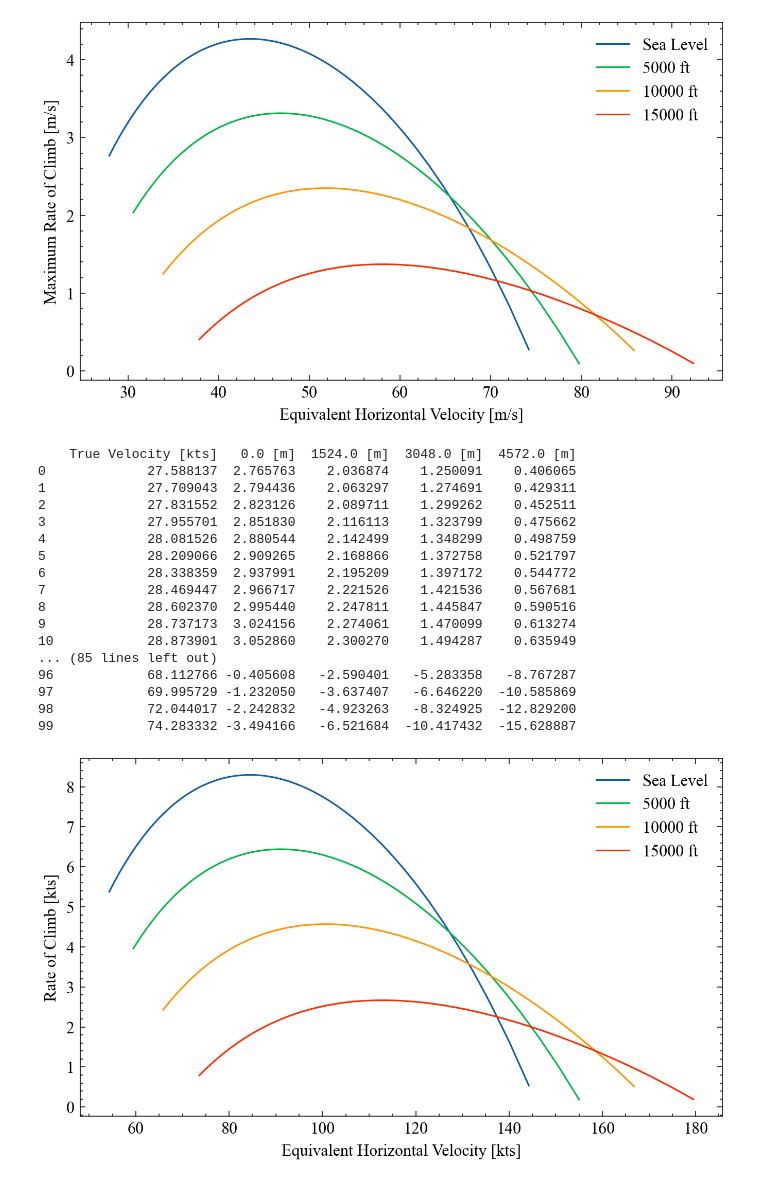
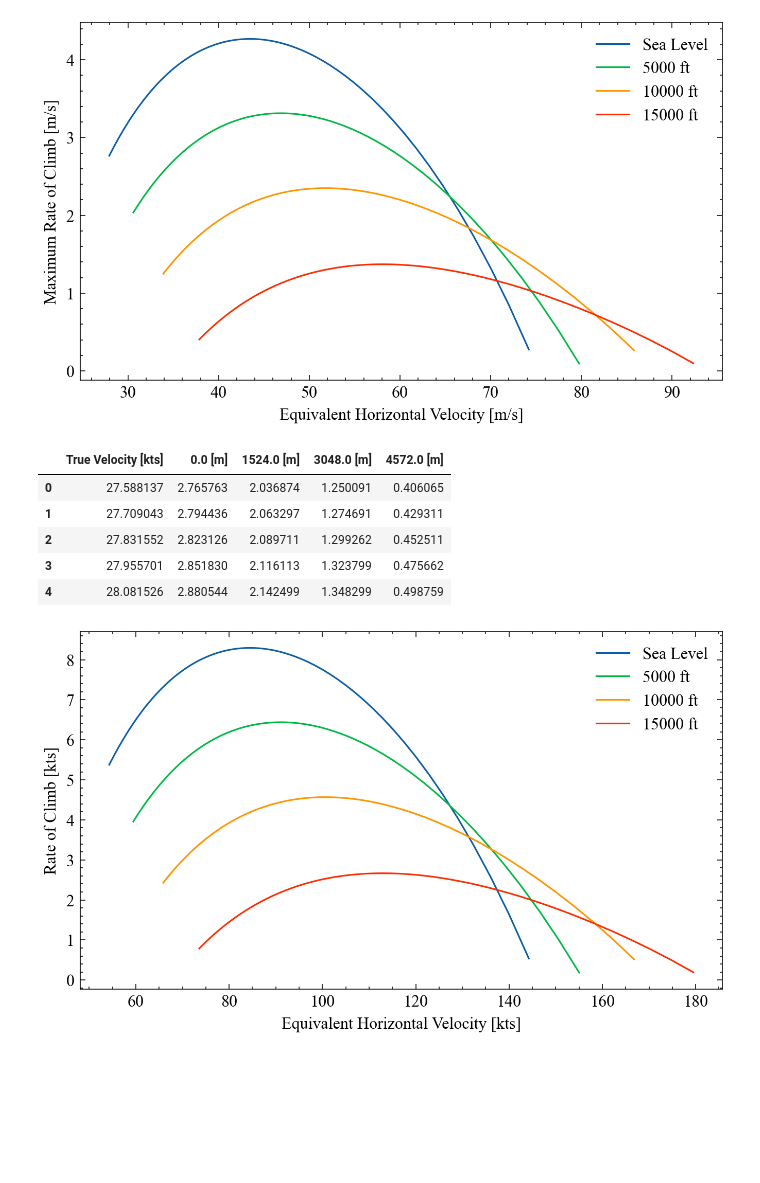
Before and after one commit to MichaszJ/aircraft-performance-projects, a Jupyter notebook: Project2.ipynb, the cells around one changed output. Cells and saved outputs as stored; diff of their text form; code cells hidden in the pictures; blank space fills up the shorter version.

```diff
--- a/Project2.ipynb
+++ b/Project2.ipynb
@@ -48,25 +50,16 @@ ca.hodograph(metric=True, mode='plot')
 # %% [output]
 [figure]
 # %%
-ca.hodograph(metric=True, mode='data')
+hodo_metric = ca.hodograph(metric=True, mode='data')
+
+hodo_metric.head()
 # %% [output]
-    True Velocity [kts]   0.0 [m]  1524.0 [m]  3048.0 [m]  4572.0 [m]
-0             27.588137  2.765763    2.036874    1.250091    0.406065
-1             27.709043  2.794436    2.063297    1.274691    0.429311
-2             27.831552  2.823126    2.089711    1.299262    0.452511
-3             27.955701  2.851830    2.116113    1.323799    0.475662
-4             28.081526  2.880544    2.142499    1.348299    0.498759
-5             28.209066  2.909265    2.168866    1.372758    0.521797
-6             28.338359  2.937991    2.195209    1.397172    0.544772
-7             28.469447  2.966717    2.221526    1.421536    0.567681
-8             28.602370  2.995440    2.247811    1.445847    0.590516
-9             28.737173  3.024156    2.274061    1.470099    0.613274
-10            28.873901  3.052860    2.300270    1.494287    0.635949
-... (85 lines left out)
-96            68.112766 -0.405608   -2.590401   -5.283358   -8.767287
-97            69.995729 -1.232050   -3.637407   -6.646220  -10.585869
-98            72.044017 -2.242832   -4.923263   -8.324925  -12.829200
-99            74.283332 -3.494166   -6.521684  -10.417432  -15.628887
+|  | True Velocity [kts] | 0.0 [m] | 1524.0 [m] | 3048.0 [m] | 4572.0 [m] |
+| 0 | 27.588137 | 2.765763 | 2.036874 | 1.250091 | 0.406065 |
+| 1 | 27.709043 | 2.794436 | 2.063297 | 1.274691 | 0.429311 |
+| 2 | 27.831552 | 2.823126 | 2.089711 | 1.299262 | 0.452511 |
+| 3 | 27.955701 | 2.851830 | 2.116113 | 1.323799 | 0.475662 |
+| 4 | 28.081526 | 2.880544 | 2.142499 | 1.348299 | 0.498759 |
 # %%
 ca.hodograph(metric=False, mode='plot')
 # %% [output]
```
Also changed, not shown: parts of 9 cells of this notebook, 1 other file.
